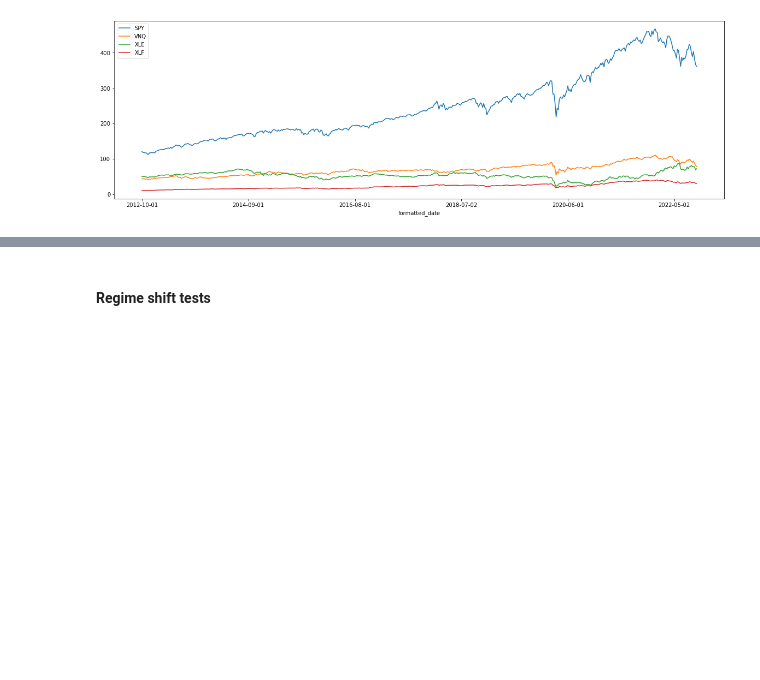
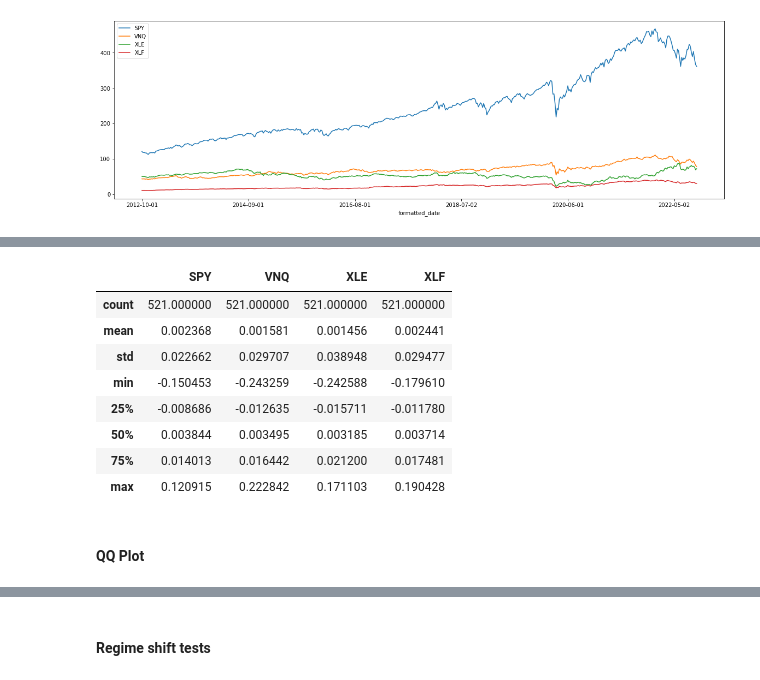
Before and after one commit to krishxx/wqumscfin, a Jupyter notebook: src/MScFE_Capstone.ipynb, the cells around one changed output, grey strips where cells are left out. Saved outputs shown, nothing was run; the diff lists cells and outputs as text; code cells hidden in the pictures; blank space fills up the shorter version.

```diff
--- a/src/MScFE_Capstone.ipynb
+++ b/src/MScFE_Capstone.ipynb
@@ -253,0 +161,14 @@ plt.show()
+# %%
+combined_rets_df.describe()
+# %% [output]
+|  | SPY | VNQ | XLE | XLF |
+| count | 521.000000 | 521.000000 | 521.000000 | 521.000000 |
+| mean | 0.002368 | 0.001581 | 0.001456 | 0.002441 |
+| std | 0.022662 | 0.029707 | 0.038948 | 0.029477 |
+| min | -0.150453 | -0.243259 | -0.242588 | -0.179610 |
+| 25% | -0.008686 | -0.012635 | -0.015711 | -0.011780 |
+| 50% | 0.003844 | 0.003495 | 0.003185 | 0.003714 |
+| 75% | 0.014013 | 0.016442 | 0.021200 | 0.017481 |
+| max | 0.120915 | 0.222842 | 0.171103 | 0.190428 |
+# %% [markdown]
+#### QQ Plot
```
Also changed, not shown: parts of 66 cells of this notebook.
